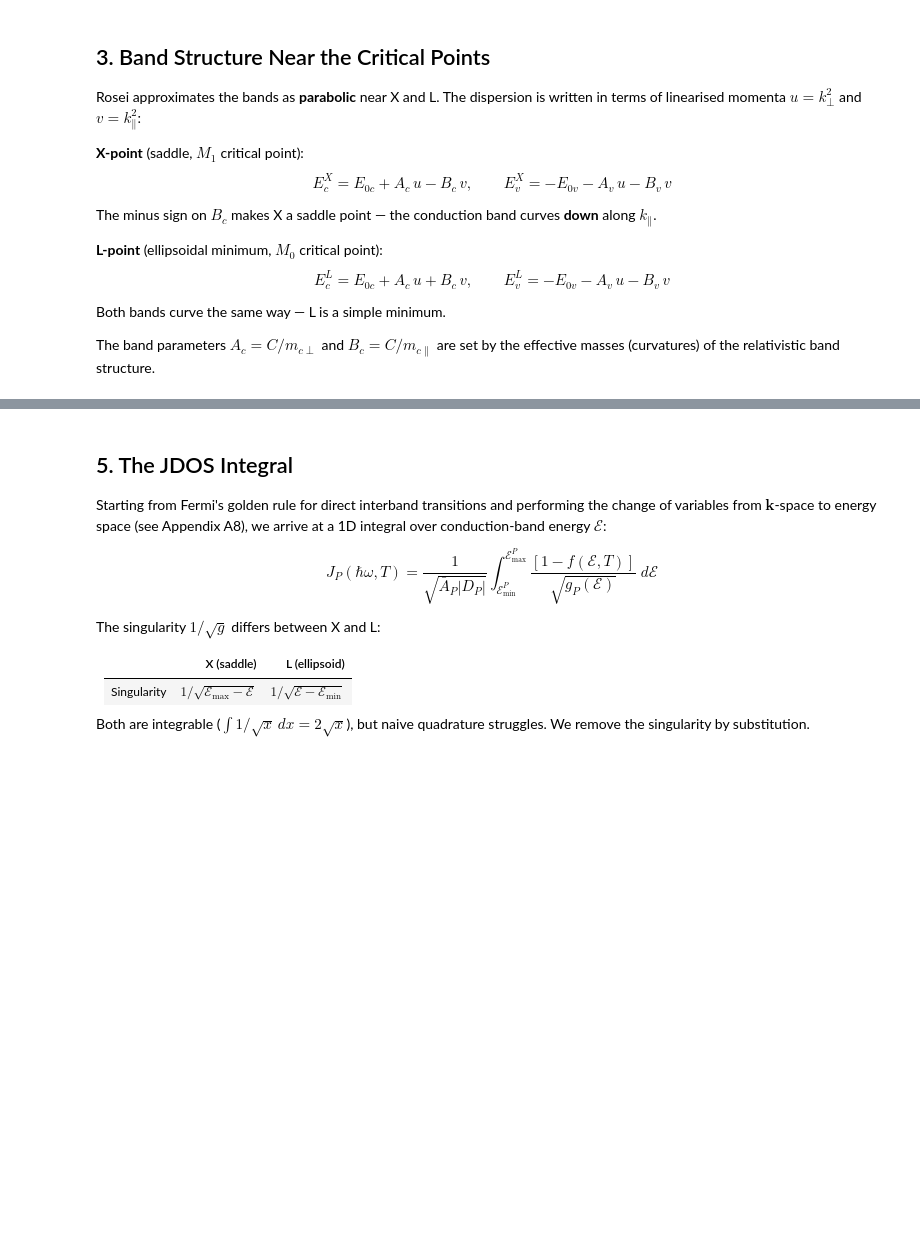
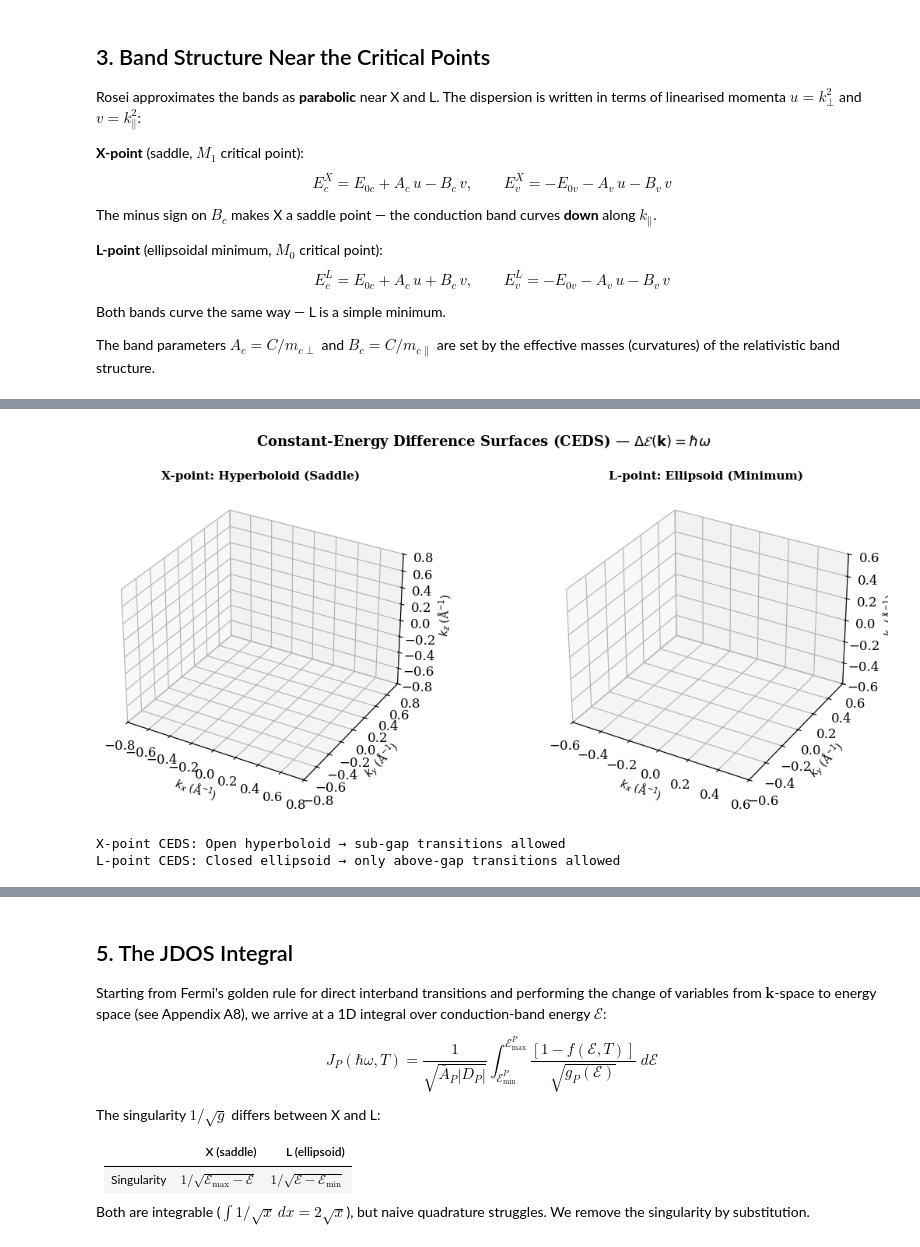
Before and after one commit to shpigelben/metal_photoluminescence, a Jupyter notebook: code/main/2_RoseiAnalysis.ipynb, the cells around one changed output, grey strips where cells are left out. Cells and saved outputs as stored; diff of their text form; code cells hidden in the pictures; blank space fills up the shorter version.

```diff
--- a/code/main/2_RoseiAnalysis.ipynb
+++ b/code/main/2_RoseiAnalysis.ipynb
@@ -97,3 +102,75 @@ The squared matrix-element ratio $|P_X / P_L|^2 = 0.370$ is taken from Rosei (19
+# %%
+# Visualize CEDS Topologies at X and L Points
+import matplotlib.pyplot as plt
+from mpl_toolkits.mplot3d import Axes3D
+from scipy.spatial import cKDTree
+
+def plot_ceds_surface(ax, topology_type, hw_eV=1.95, extent=1.0, res=40):
+    """Plot constant-energy difference surface (CEDS) for X or L point."""
+    # Create k-space grid
+    k_range = np.linspace(-extent, extent, res)
+    kx, ky, kz = np.meshgrid(k_range, k_range, k_range, indexing='ij')
+
+    if topology_type == 'X':
+        # X-point saddle: Δε(k) = Ac·(kx² + ky²) - Bc·(kz²)
+        Ac, Bc = 0.31 / C, 0.40 / C  # effective mass-like terms
+        delta_e = Ac * (kx**2 + ky**2) - Bc * kz**2
+        color = '#1f77b4'
+        title = "X-point: Hyperboloid (Saddle)"
+    else:  # L-point
+        # L-point ellipsoid: Δε(k) = Ac·(kx² + ky²) + Bc·(kz²)
+        Ac, Bc = 0.24 / C, 0.12 / C
+        delta_e = Ac * (kx**2 + ky**2) + Bc * kz**2
+        color = '#ff7f0e'
+        title = "L-point: Ellipsoid (Minimum)"
+
+    # Extract isosurface using simple level-set visualization
+    from matplotlib import colors as mcolors
+
+    # Find points near the target level
+    target = hw_eV
+    mask = np.abs(delta_e - target) < 0.05
+    if np.any(mask):
+        points = np.column_stack(np.where(mask))
+        if len(points) > 100:
+            # Subsample for visualization
+            idx = np.random.choice(len(points), 1000, replace=False)
+            points = points[idx]
+
+        ax.scatter(kx[tuple(points.T)], ky[tuple(points.T)], kz[tuple(points.T)],
+                  c=color, s=1, alpha=0.4, edgecolors='none')
+
+    ax.set_xlabel(r'$k_x$ (Å$^{-1}$)', fontsize=10)
+    ax.set_ylabel(r'$k_y$ (Å$^{-1}$)', fontsize=10)
+    ax.set_zlabel(r'$k_z$ (Å$^{-1}$)', fontsize=10)
+    ax.set_title(title, fontsize=11, fontweight='bold')
+    ax.set_xlim([-extent, extent])
+    ax.set_ylim([-extent, extent])
+    ax.set_zlim([-extent, extent])
+    ax.grid(alpha=0.2)
+
+# Create figure with two subplots
+fig = plt.figure(figsize=(12, 5))
+fig.suptitle(r'Constant-Energy Difference Surfaces (CEDS) — $\Delta \mathcal{E}({\bf k}) = \hbar\omega$',
+             fontsize=13, fontweight='bold')
+
+# X-point hyperboloid
+ax1 = fig.add_subplot(121, projection='3d')
+plot_ceds_surface(ax1, 'X', hw_eV=1.94, extent=0.8)
+
+# L-point ellipsoid
+ax2 = fig.add_subplot(122, projection='3d')
+plot_ceds_surface(ax2, 'L', hw_eV=2.45, extent=0.6)
+
+plt.tight_layout()
+plt.show()
+
+print("X-point CEDS: Open hyperboloid → sub-gap transitions allowed")
+print("L-point CEDS: Closed ellipsoid → only above-gap transitions allowed")
+# %% [output]
+[figure, added]
+X-point CEDS: Open hyperboloid → sub-gap transitions allowed
+L-point CEDS: Closed ellipsoid → only above-gap transitions allowed
 # %%
 # Build parameter objects from effective masses
 X = XPointParams(Ac=C/0.31, Bc=C/0.40, Av=C/0.19, Bv=C/0.15, Eg=1.94)
```
Also changed, not shown: parts of 11 cells of this notebook, 7 other files.
